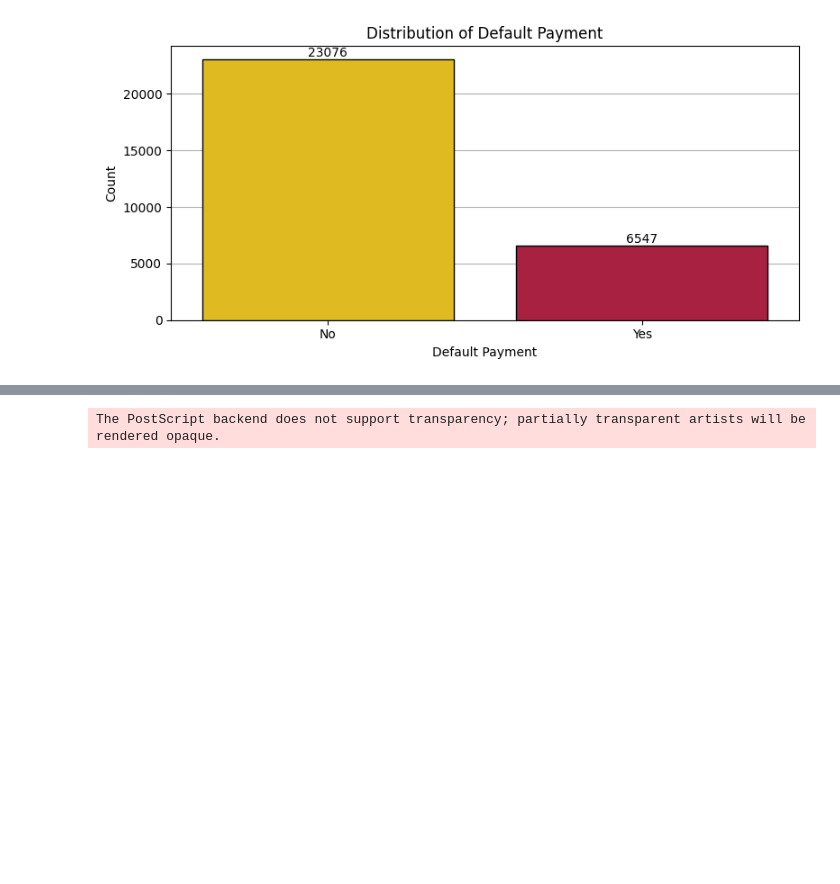
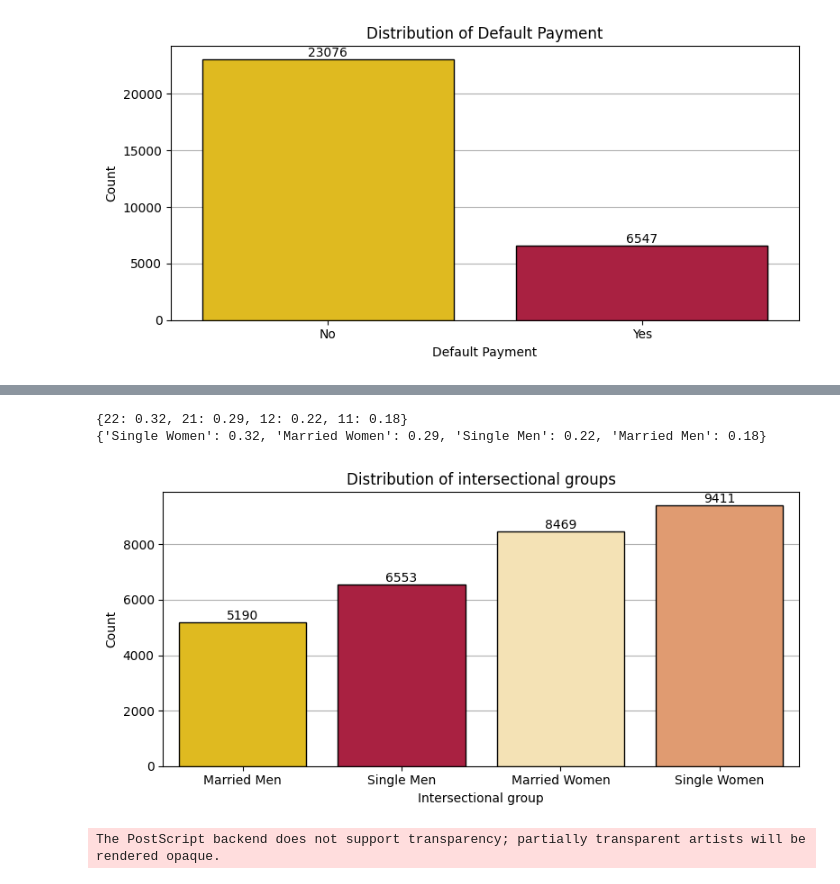
Before and after one commit to Denbergvanthijs/HCML, a Jupyter notebook: data_exploration.ipynb, the cells around one changed output, grey strips where cells are left out. Saved outputs shown, nothing was run; the diff lists cells and outputs as text; code cells hidden in the pictures; blank space fills up the shorter version.

```diff
--- a/data_exploration.ipynb
+++ b/data_exploration.ipynb
@@ -72,2 +124,31 @@ plt.show()
+# %%
+# Make new column for intersectional group combining sex and marital status
+df["intersection"] = (df["SEX"].astype(str) + df["MARRIAGE"].astype(str)).astype(int)
+labels_intersection = {11: "Married Men", 12: "Single Men", 21: "Married Women", 22: "Single Women"}
+
+# Calculate percentage of default payment
+percentage = df["intersection"].value_counts(normalize=True).round(2).to_dict()
+print(percentage)
+percentage = {labels_intersection[int(k)]: v for k, v in percentage.items()}  # Map the values to the labels
+print(percentage)
+
+# Plot distribution of default payment
+fig, ax = plt.subplots(figsize=(8, 4))
+sns.countplot(x="intersection", data=df, ax=ax, palette=UU_PAL, edgecolor="black")
+ax.bar_label(ax.containers[0], fmt="%.0f")  # Label count on bar
+
+ax.set_title("Distribution of intersectional groups")
+ax.set_xlabel("Intersectional group")
+ax.set_ylabel("Count")
+ax.set_axisbelow(True)  # For the grid lines to be behind the bars
+ax.grid(axis="y")  # Only horizontal grid lines
+ax.set_xticklabels(labels_intersection.values())  # Whether client default payment next month
+plt.tight_layout()
+plt.savefig("images/both.eps", format="eps")
+plt.show()
+# %% [output]
+{22: 0.32, 21: 0.29, 12: 0.22, 11: 0.18}
+{'Single Women': 0.32, 'Married Women': 0.29, 'Single Men': 0.22, 'Married Men': 0.18}
+[figure, added]
 # %%
 # Calculate percentage of default payment, grouped per gender
```
Also changed, not shown: parts of 7 cells of this notebook, 3 other files.
